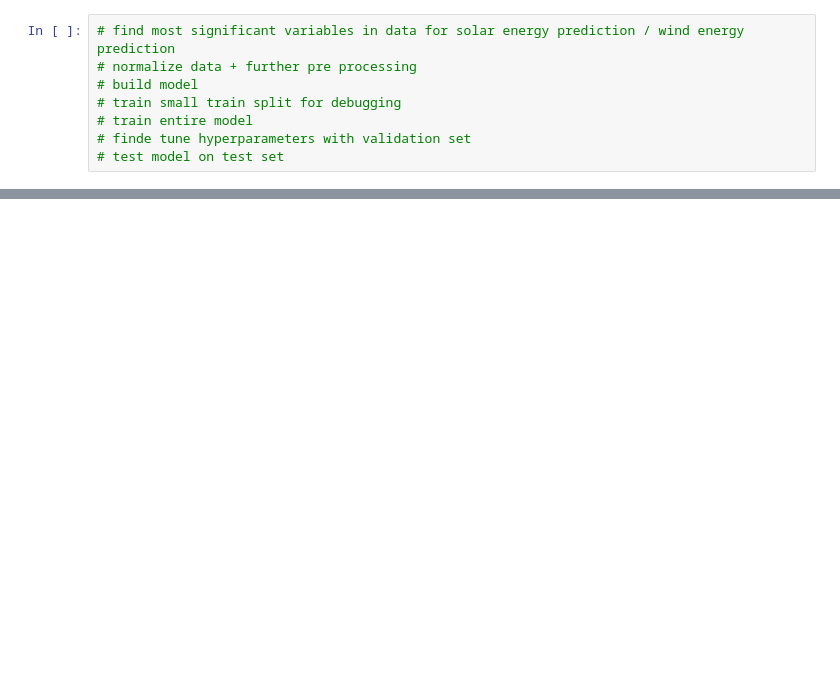
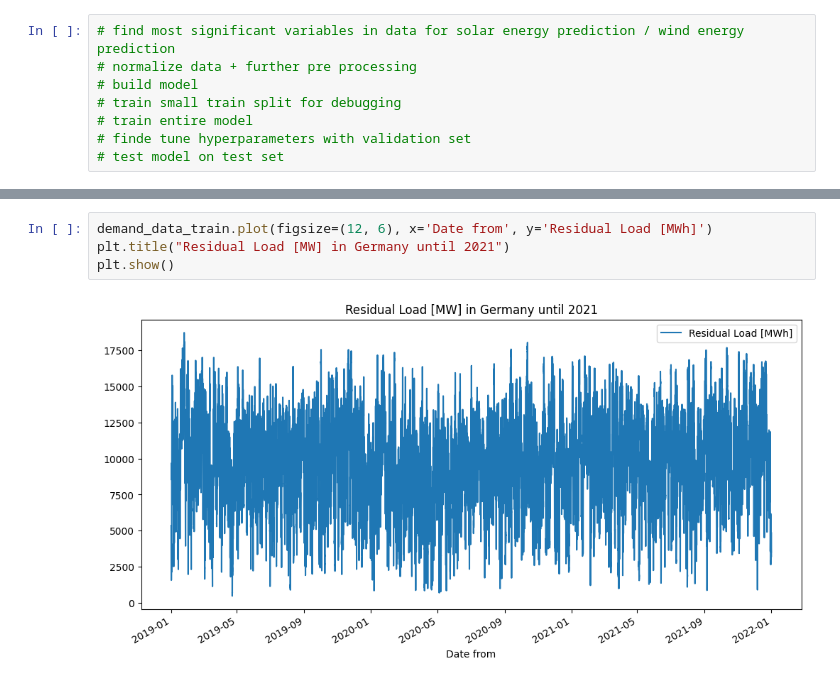
Before and after one commit to UBela/GRUeneEnergie, a Jupyter notebook: pre_processing_data.ipynb, the cells around one changed output, grey strips where cells are left out. Drawn from its saved outputs; the diff is of its cells as text; blank space fills up the shorter version.

```diff
--- a/pre_processing_data.ipynb
+++ b/pre_processing_data.ipynb
@@ -105,0 +245,6 @@ plt.show()
+# %%
+demand_data_train.plot(figsize=(12, 6), x='Date from', y='Residual Load [MWh]')
+plt.title("Residual Load [MW] in Germany until 2021")
+plt.show()
+# %% [output]
+[figure, added]
```
Also changed, not shown: parts of 20 cells of this notebook.
